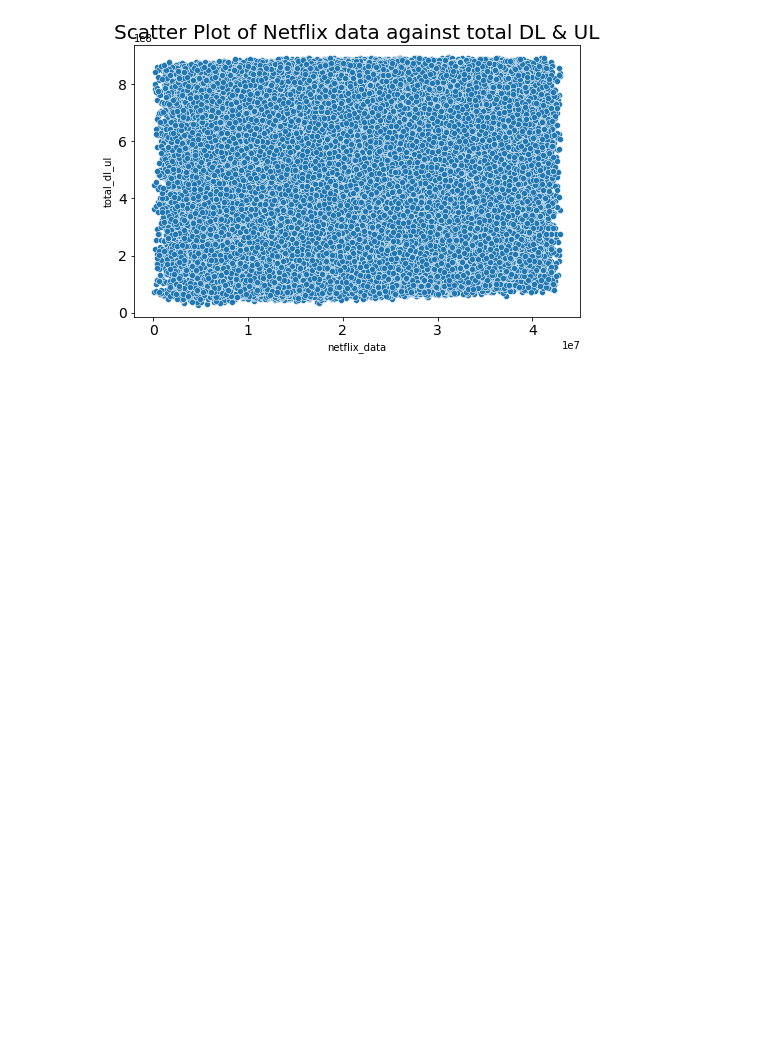
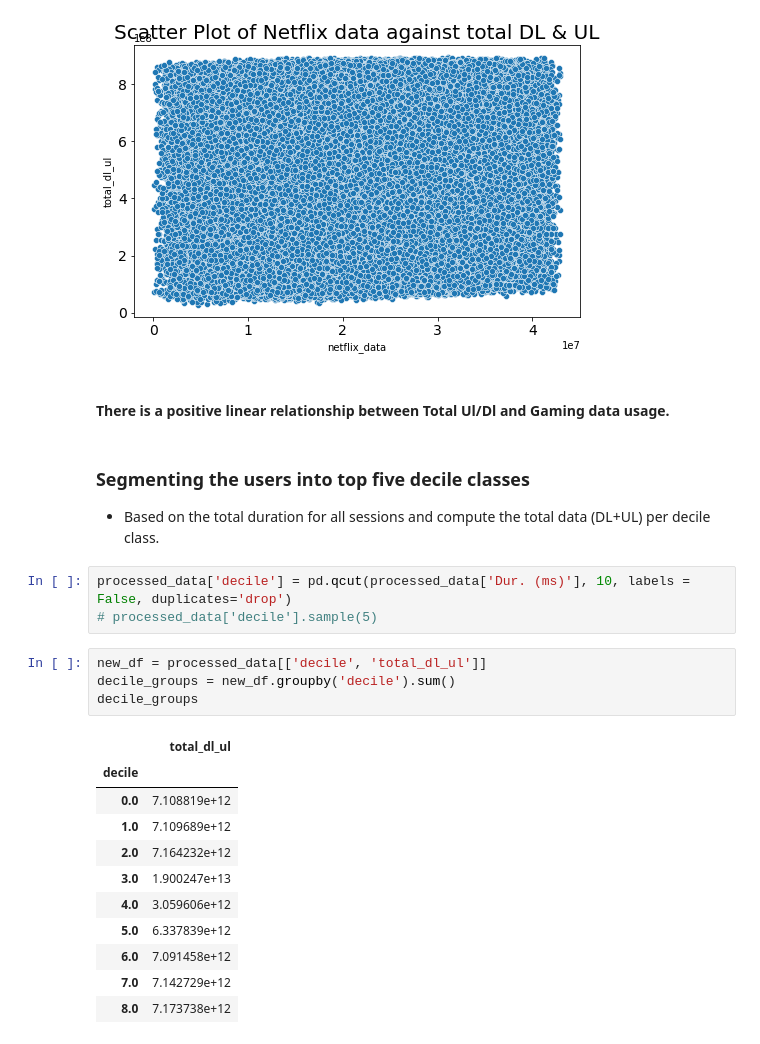
Before and after one commit to Caphace-Ethan/Telecom-User-Data-Analysis, a Jupyter notebook: notebooks/Data_Exploratory_Analysis.ipynb, the cells around one changed output. Saved outputs shown, nothing was run; the diff lists cells and outputs as text; blank space fills up the shorter version.

```diff
--- a/notebooks/Data_Exploratory_Analysis.ipynb
+++ b/notebooks/Data_Exploratory_Analysis.ipynb
@@ -922,3 +923,27 @@ for column in column_list:
 [figure]
 [figure]
 [figure]
+# %% [markdown]
+#### There is a positive linear relationship between Total Ul/Dl and Gaming data usage.
+# %% [markdown]
+### Segmenting the users into top five decile classes
+ - Based on the total duration for all sessions and compute the total data (DL+UL) per decile class.
+# %%
+processed_data['decile'] = pd.qcut(processed_data['Dur. (ms)'], 10, labels = False, duplicates='drop')
+# processed_data['decile'].sample(5)
+# %%
+new_df = processed_data[['decile', 'total_dl_ul']]
+decile_groups = new_df.groupby('decile').sum()
+decile_groups
+# %% [output]
+|  | total_dl_ul |
+| decile |  |
+| 0.0 | 7.108819e+12 |
+| 1.0 | 7.109689e+12 |
+| 2.0 | 7.164232e+12 |
+| 3.0 | 1.900247e+13 |
+| 4.0 | 3.059606e+12 |
+| 5.0 | 6.337839e+12 |
+| 6.0 | 7.091458e+12 |
+| 7.0 | 7.142729e+12 |
+| 8.0 | 7.173738e+12 |
```
Also changed, not shown: parts of 7 cells of this notebook.
